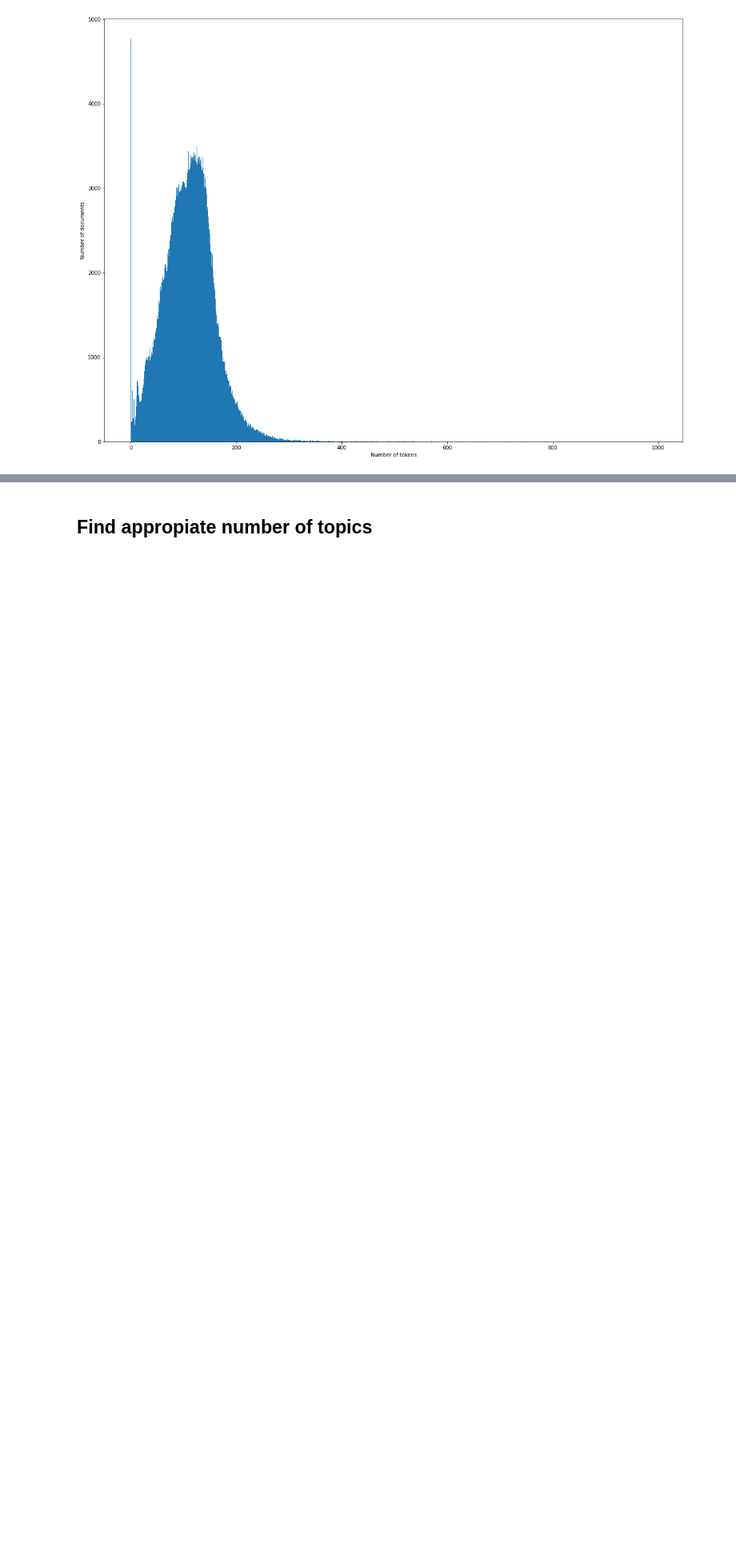
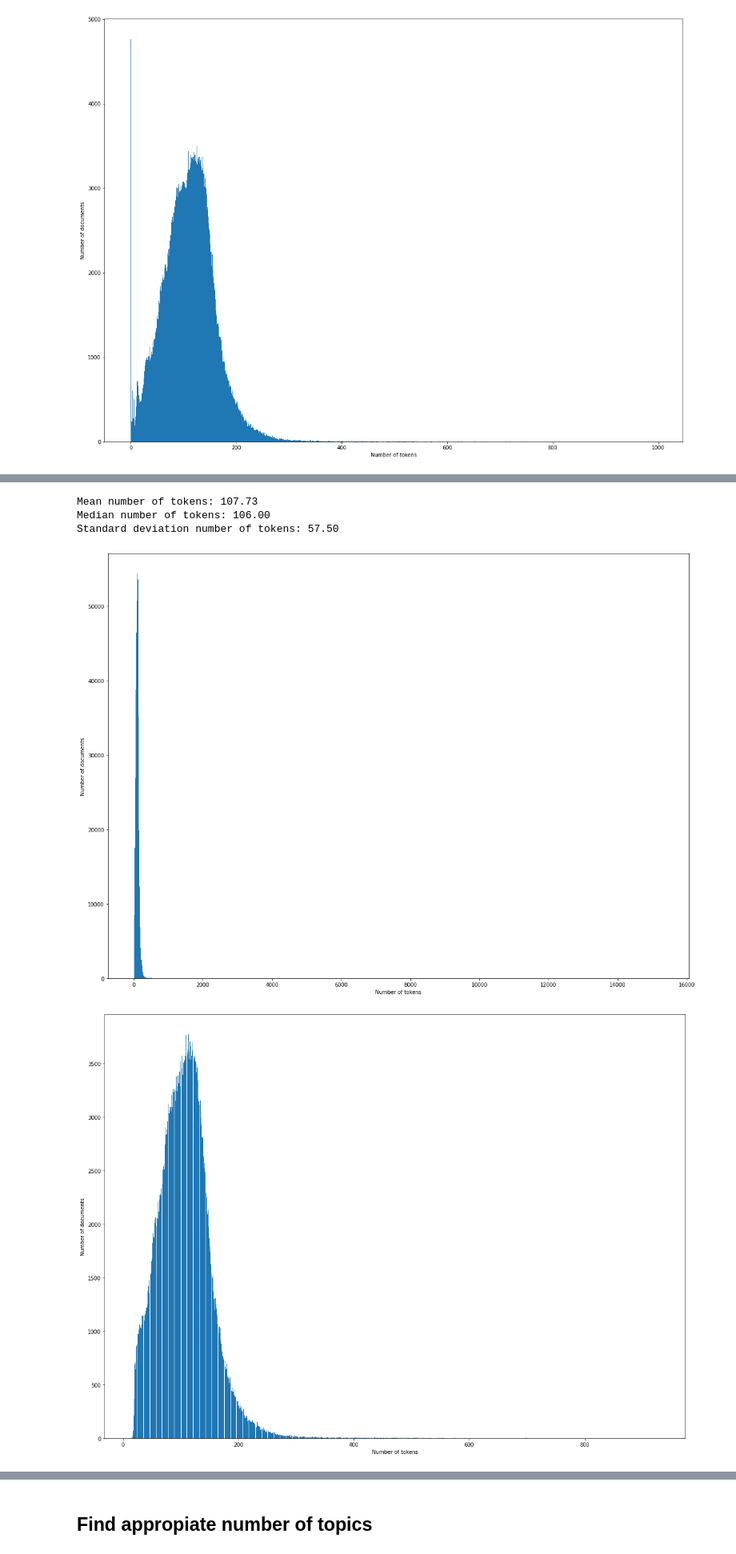
Before and after one commit to hl0d0w1g/CORD-19-NLP, a Jupyter notebook: CORD19_NLP.ipynb, the cells around one changed output, grey strips where cells are left out. Shown at 80% size. Saved outputs shown, nothing was run; the diff lists cells and outputs as text; code cells hidden in the pictures; blank space fills up the shorter version.

```diff
--- a/CORD19_NLP.ipynb
+++ b/CORD19_NLP.ipynb
@@ -342,3 +345,8 @@ Median number of tokens: 111.00
 Standard deviation number of tokens: 62.15
 [figure]
 [figure]
+# %%
+# Drop the papers with extreamly short abstracts
+metadata_df['nlemmas'] = metadata_df['lemmas'].apply(len)
+metadata_df = metadata_df[metadata_df['nlemmas'] > 20]
+metadata_df
@@ -344,0 +395,20 @@ Standard deviation number of tokens: 62.15
+# %%
+# Build specific unigrams
+unigram_dict = {
+    'cerebrospinal fluid' : 'CSF',
+    'cerebral palsy': 'CP',
+    'machine learning': 'ML',
+    'deep learning': 'DL',
+    'computerized tomography': 'CT',
+    'computed tomography': 'CT',
+    'porcine epidemic diarrhea virus': 'PEDV',
+    'magnetic resonance imaging': 'MRI',
+    'multiple sclerosis': 'MS',
+    'electrocardiogram': 'ECG',
+    'EKG': 'ECG',
+}
+
+pattern_unigrams = re.compile(r'\b(' + '|'.join([k for k in unigram_dict]) + r')\b')
+
+metadata_df['lemmas_clean'] = metadata_df['lemmas_clean'].progress_apply(lambda lemmas: pattern_unigrams.sub(lambda x: unigram_dict[x.group()], ' '.join(lemmas)).split(' '))
+metadata_df
@@ -345,2 +434,27 @@ Standard deviation number of tokens: 62.15
+# %%
+# Explore the number of tokens per document after the cleaning
+n_tokens_aux = metadata_df['lemmas_clean'].apply(lambda x: len(x))
+
+print('Mean number of tokens: {:.2f}'.format(n_tokens_aux.mean()))
+print('Median number of tokens: {:.2f}'.format(n_tokens_aux.median()))
+print('Standard deviation number of tokens: {:.2f}'.format(n_tokens_aux.std()))
+
+plt.figure(figsize=(20,15))
+plt.hist(n_tokens_aux, bins=1000)
+plt.xlabel('Number of tokens')
+plt.ylabel('Number of documents')
+plt.show()
+
+plt.figure(figsize=(20,15))
+plt.hist(n_tokens_aux[n_tokens_aux < 1000], bins=1000)
+plt.xlabel('Number of tokens')
+plt.ylabel('Number of documents')
+plt.show()
+# %% [output]
+Mean number of tokens: 107.73
+Median number of tokens: 106.00
+Standard deviation number of tokens: 57.50
+[figure, added]
+[figure, added]
 # %%
 # Build the corpus and compute N-gram detection and replacement
```
Also changed, not shown: parts of 31 cells of this notebook.
